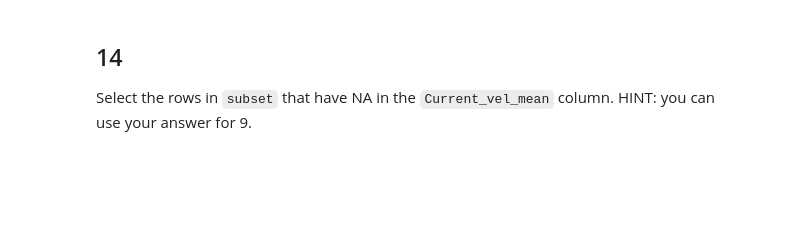
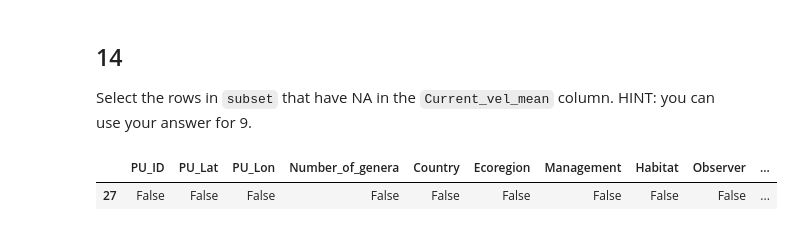
Before and after one commit to kristinaglass/eds220-hwk-1, a Jupyter notebook: hwk1-task3.ipynb, the cells around one changed output. Cells and saved outputs as stored; diff of their text form; code cells hidden in the pictures; blank space fills up the shorter version.

```diff
--- a/hwk1-task3.ipynb
+++ b/hwk1-task3.ipynb
@@ -320,0 +372,7 @@ Select the rows in `subset` that have NA in the `Current_vel_mean` column. HINT:
+# %%
+# solve exercise here
+#iloc finds integer position of the rows 95-100 when indexed at 0 and columns 17,20, and 28 when indexed at 0
+coral_div.isna().iloc[[27]]
+# %% [output]
+|  | PU_ID | PU_Lat | PU_Lon | Number_of_genera | Country | Ecoregion | Management | Habitat | Observer | ... |
+| 27 | False | False | False | False | False | False | False | False | False | ... |
```
Also changed, not shown: parts of 6 cells of this notebook.
